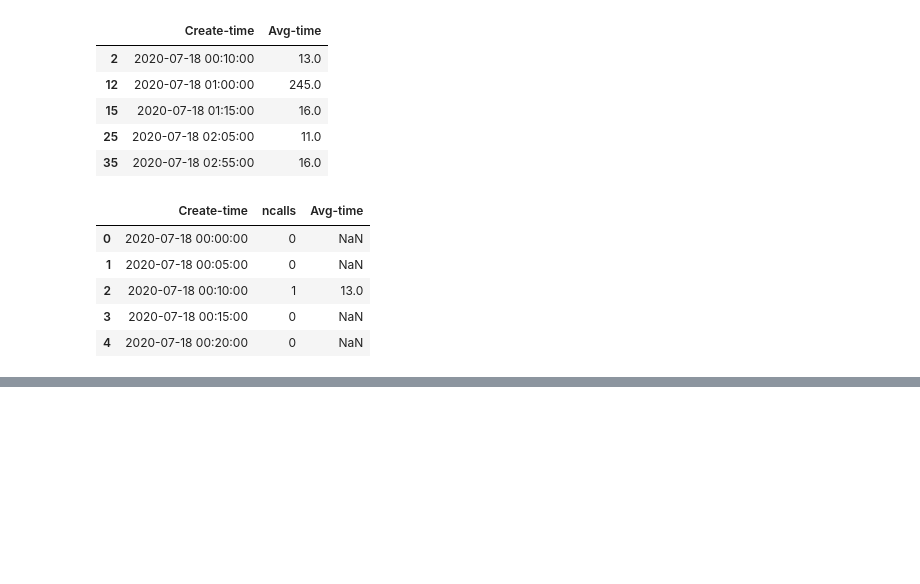
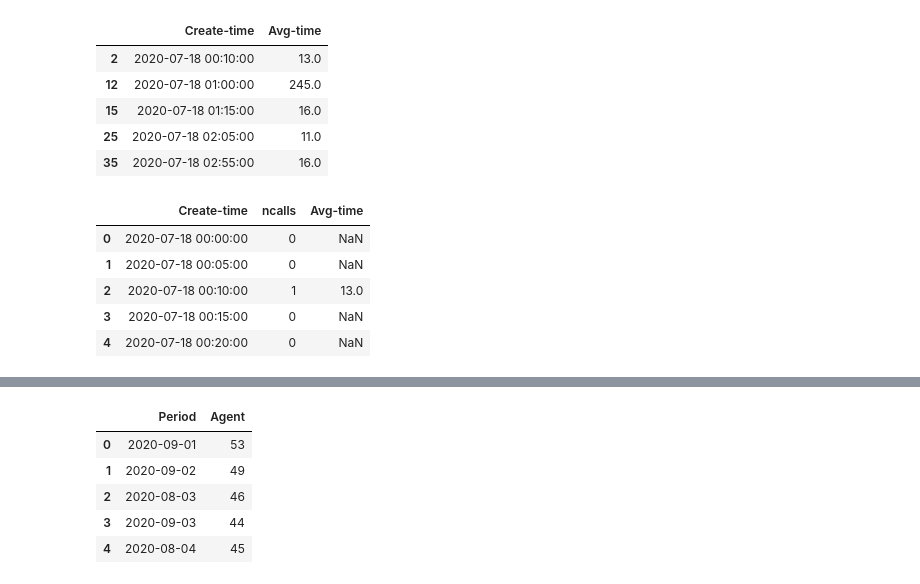
Before and after one commit to amey-joshi/am, a Jupyter notebook: queueing-theory/Data-Munging-2.ipynb, the cells around one changed output, grey strips where cells are left out. Cells and saved outputs as stored; diff of their text form; code cells hidden in the pictures; blank space fills up the shorter version.

```diff
--- a/queueing-theory/Data-Munging-2.ipynb
+++ b/queueing-theory/Data-Munging-2.ipynb
@@ -140,0 +191,9 @@ consolidated.head()
+# %%
+nagents.head()
+# %% [output]
+|  | Period | Agent |
+| 0 | 2020-09-01 | 53 |
+| 1 | 2020-09-02 | 49 |
+| 2 | 2020-08-03 | 46 |
+| 3 | 2020-09-03 | 44 |
+| 4 | 2020-08-04 | 45 |
```
Also changed, not shown: parts of 19 cells of this notebook, 3 other files.
